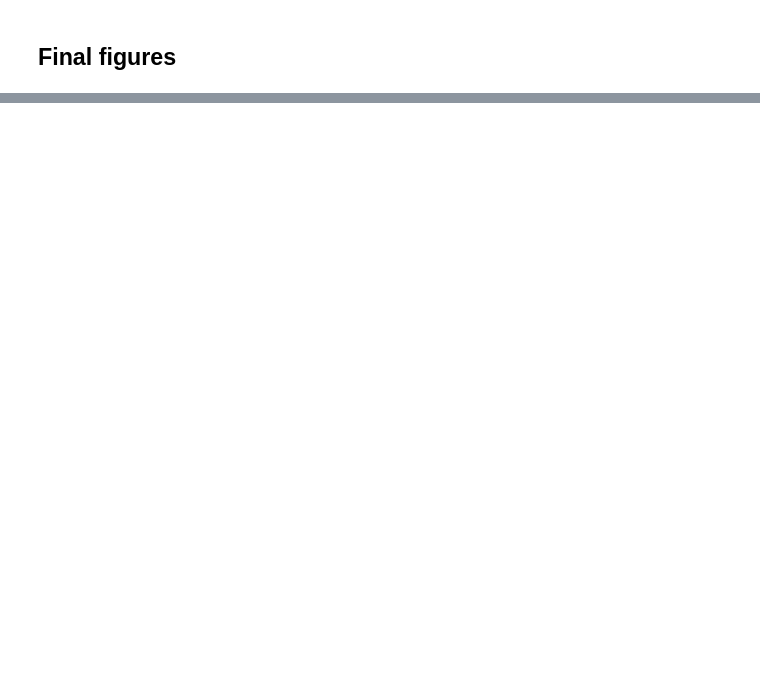
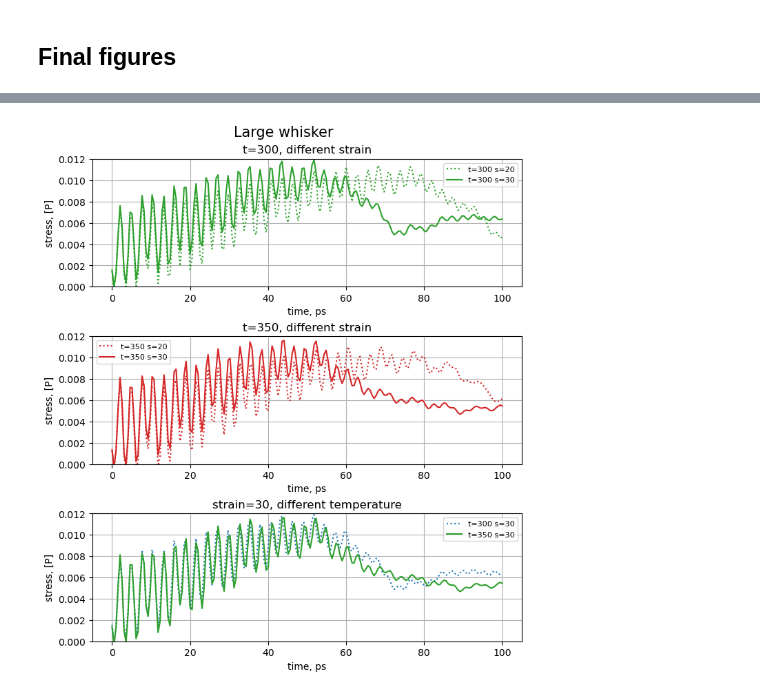
Before and after one commit to maximelianos/molecular-dynamics, a Jupyter notebook: plot/milestone09.ipynb, the cells around one changed output, grey strips where cells are left out. Saved outputs shown, nothing was run; the diff lists cells and outputs as text; code cells hidden in the pictures; blank space fills up the shorter version.

```diff
--- a/plot/milestone09.ipynb
+++ b/plot/milestone09.ipynb
@@ -157,33 +165,35 @@ axs[0].plot(x, stress11, linestyle=':', color='tab:green', label='t=300 s=20')
 axs[0].plot(x, stress12, linestyle='-', color='tab:green', label='t=300 s=30')
 
 axs[1].set_title('t=350, different strain')
 axs[1].plot(x, stress14, linestyle=':', color='tab:red', label='t=350 s=20')
 axs[1].plot(x, stress15, linestyle='-', color='tab:red', label='t=350 s=30')
 
 axs[2].set_title('strain=30, different temperature')
 axs[2].plot(x, stress12, linestyle=':', color='tab:blue', label='t=300 s=30')
 axs[2].plot(x, stress15, linestyle='-', color='tab:green', label='t=350 s=30')
 
 
 
 axs[0].grid(True)
 axs[1].grid(True)
 axs[2].grid(True)
 
 axs[0].set_ylim((0, 0.012))
 axs[0].set_xlabel('time, ps',  fontsize=10)
-axs[0].set_ylabel('stress, Newtons',  fontsize=10)
+axs[0].set_ylabel('stress, [P]',  fontsize=10)
 
 axs[1].set_ylim((0, 0.012))
 axs[1].set_xlabel('time, ps',  fontsize=10)
-axs[1].set_ylabel('stress, Newtons',  fontsize=10)
+axs[1].set_ylabel('stress, [P]',  fontsize=10)
 
 axs[2].set_ylim((0, 0.012))
 axs[2].set_xlabel('time, ps',  fontsize=10)
-axs[2].set_ylabel('stress, Newtons',  fontsize=10)
+axs[2].set_ylabel('stress, [P]',  fontsize=10)
 
 axs[0].legend(fontsize=8)
 axs[1].legend(fontsize=8)
 axs[2].legend(fontsize=8)
 
 fig.savefig("fig.pdf")
+# %% [output]
+[figure, added]
```
Also changed, not shown: parts of 4 cells of this notebook, 9 other files.
